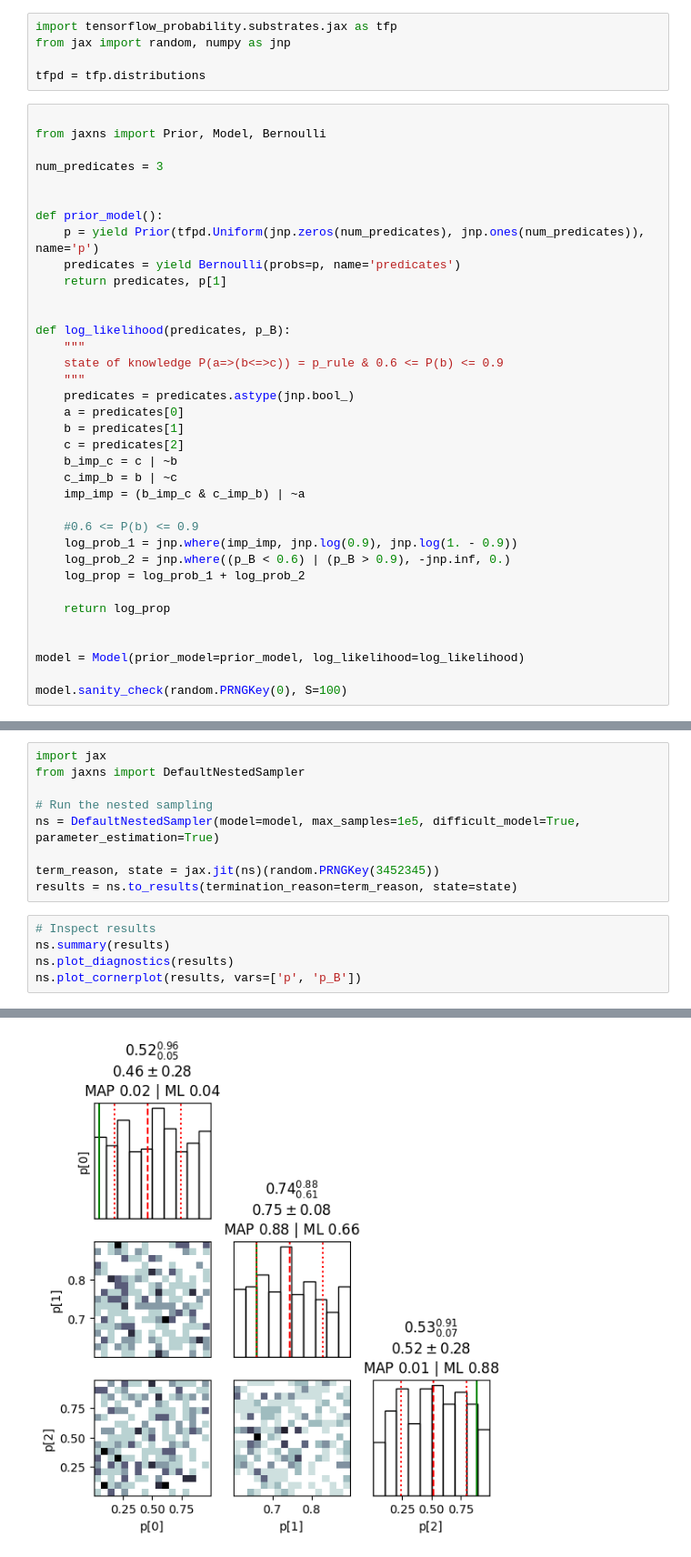
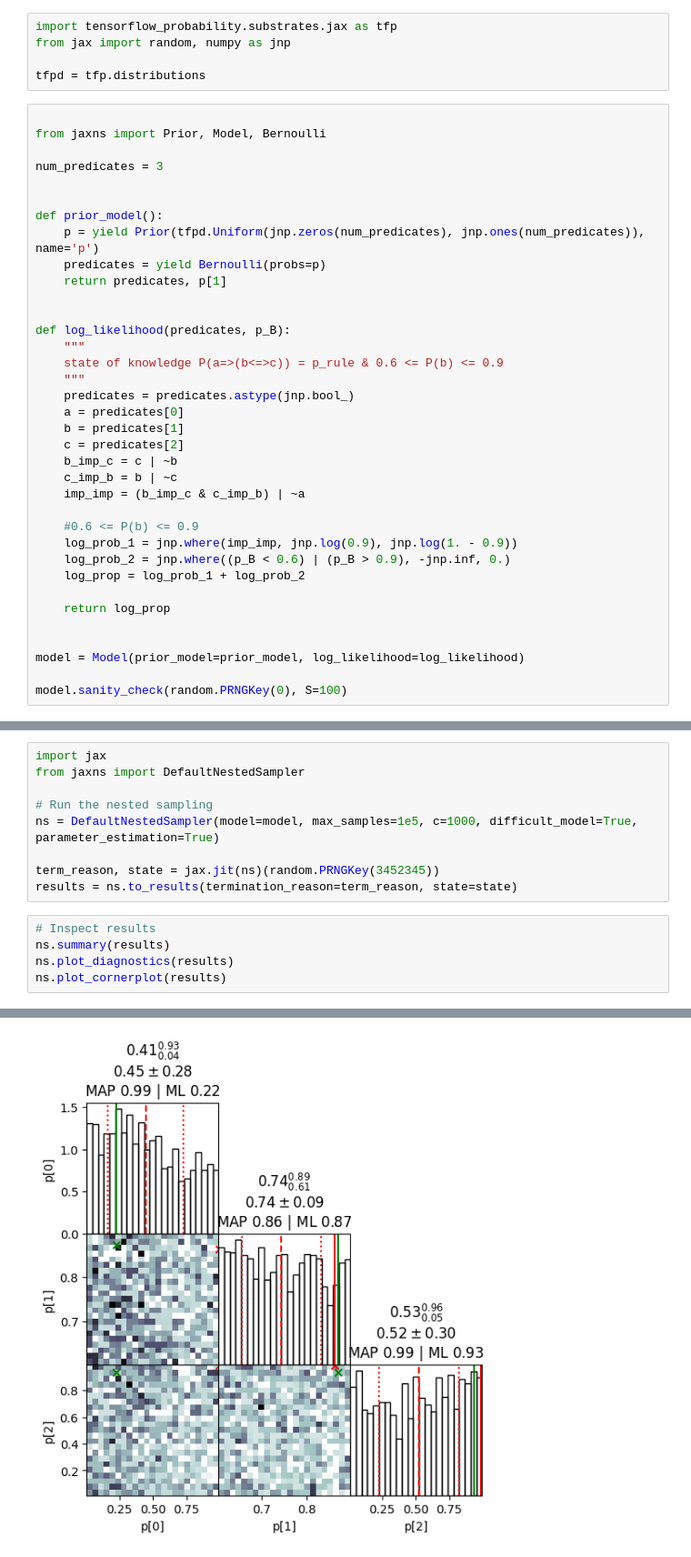
Before and after one commit to Joshuaalbert/jaxns, a Jupyter notebook: docs/examples/plausible_logic.ipynb, the cells around one changed output, grey strips where cells are left out. Shown: that part at 91% size. Saved outputs shown, nothing was run; the diff lists cells and outputs as text.

```diff
--- a/docs/examples/plausible_logic.ipynb
+++ b/docs/examples/plausible_logic.ipynb
@@ -21,7 +21,7 @@ num_predicates = 3
 
 def prior_model():
     p = yield Prior(tfpd.Uniform(jnp.zeros(num_predicates), jnp.ones(num_predicates)), name='p')
-    predicates = yield Bernoulli(probs=p, name='predicates')
+    predicates = yield Bernoulli(probs=p)
     return predicates, p[1]
 
 
@@ -60,7 +56,7 @@ import jax
 from jaxns import DefaultNestedSampler
 
 # Run the nested sampling
-ns = DefaultNestedSampler(model=model, max_samples=1e5, difficult_model=True, parameter_estimation=True)
+ns = DefaultNestedSampler(model=model, max_samples=1e5, c=1000, difficult_model=True, parameter_estimation=True)
 
 term_reason, state = jax.jit(ns)(random.PRNGKey(3452345))
 results = ns.to_results(termination_reason=term_reason, state=state)
@@ -68,7 +64,7 @@ results = ns.to_results(termination_reason=term_reason, state=state)
 # Inspect results
 ns.summary(results)
 ns.plot_diagnostics(results)
-ns.plot_cornerplot(results, vars=['p', 'p_B'])
+ns.plot_cornerplot(results)
 # %% [output]
 --------
 Termination Conditions:
@@ -92 +90 @@ WARNING[2023-12-11 13:47:33,519]: No artists with labels found to put in legend.
-[figure, old version]
+[figure, new version]
```
Also changed, not shown: parts of 2 cells of this notebook, 16 other files.
